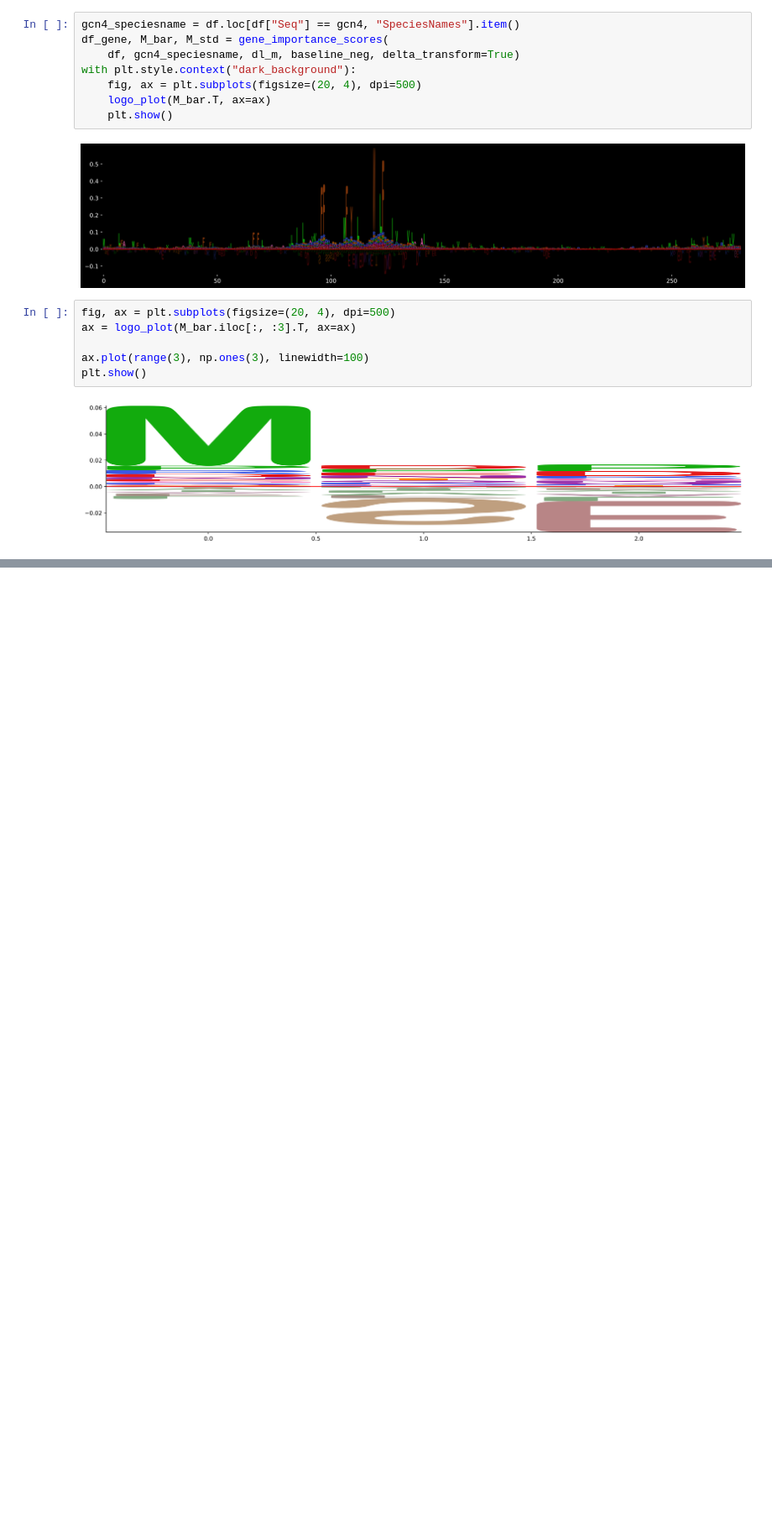
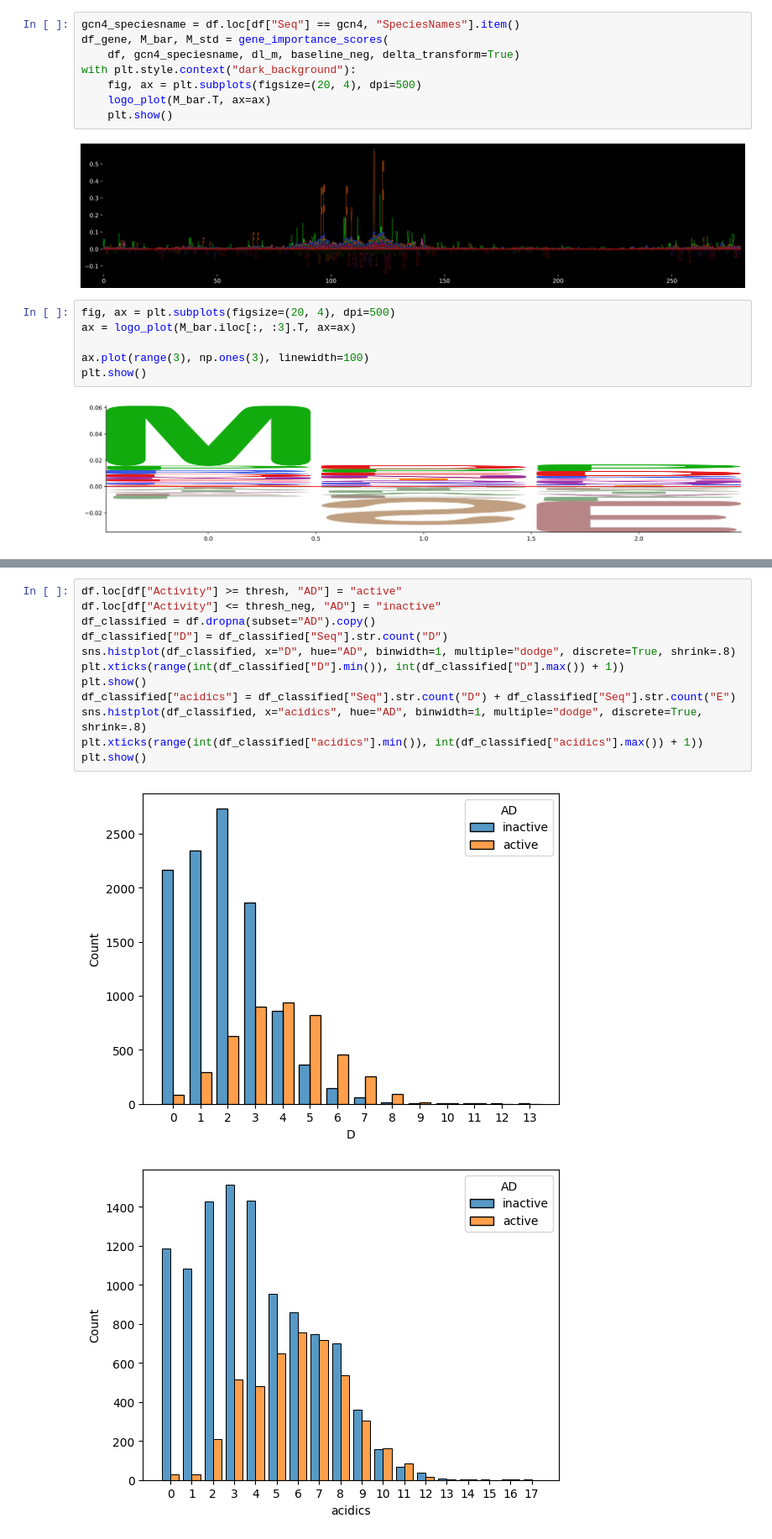
Before and after one commit to staller-lab/ADHunter-DeepLift, a Jupyter notebook: notebooks/250318_deeplift.ipynb, the cells around one changed output, grey strips where cells are left out. Shown at 84% size. Saved outputs shown, nothing was run; the diff lists cells and outputs as text; blank space fills up the shorter version.

Commit message:
add acidics histograms

```diff
--- a/notebooks/250318_deeplift.ipynb
+++ b/notebooks/250318_deeplift.ipynb
@@ -892,3 +890,18 @@ df_gene[df_gene["Seq"].str.contains("MF.Y..L")]
 | 15575 | 80724 | Saccharomycotina_sp|P03069|GCN4_Y... | 118 | -1 | SSSTDSTPMFEYENLEDNSKEWTSLFDNDIPVT... | 167410.937504 | NaN | ... |
 | 15576 | 80725 | Saccharomycotina_sp|P03069|GCN4_Y... | 123 | 4 | STPMFEYENLEDNSKEWTSLFDNDIPVTTDDVS... | 138270.965613 | 6950.885872 | ... |
 | 15584 | 80735 | Saccharomycotina_sp|P03069|GCN4_Y... | 109 | -10 | DDAVVESFFSSSTDSTPMFEYENLEDNSKEWTS... | 258453.390222 | 3049.781700 | ... |
+# %%
+df.loc[df["Activity"] >= thresh, "AD"] = "active"
+df.loc[df["Activity"] <= thresh_neg, "AD"] = "inactive"
+df_classified = df.dropna(subset="AD").copy()
+df_classified["D"] = df_classified["Seq"].str.count("D")
+sns.histplot(df_classified, x="D", hue="AD", binwidth=1, multiple="dodge", discrete=True, shrink=.8)
+plt.xticks(range(int(df_classified["D"].min()), int(df_classified["D"].max()) + 1))
+plt.show()
+df_classified["acidics"] = df_classified["Seq"].str.count("D") + df_classified["Seq"].str.count("E")
+sns.histplot(df_classified, x="acidics", hue="AD", binwidth=1, multiple="dodge", discrete=True, shrink=.8)
+plt.xticks(range(int(df_classified["acidics"].min()), int(df_classified["acidics"].max()) + 1))
+plt.show()
+# %% [output]
+[figure, added]
+[figure, added]
```
Also changed, not shown: parts of 1 cell of this notebook.
